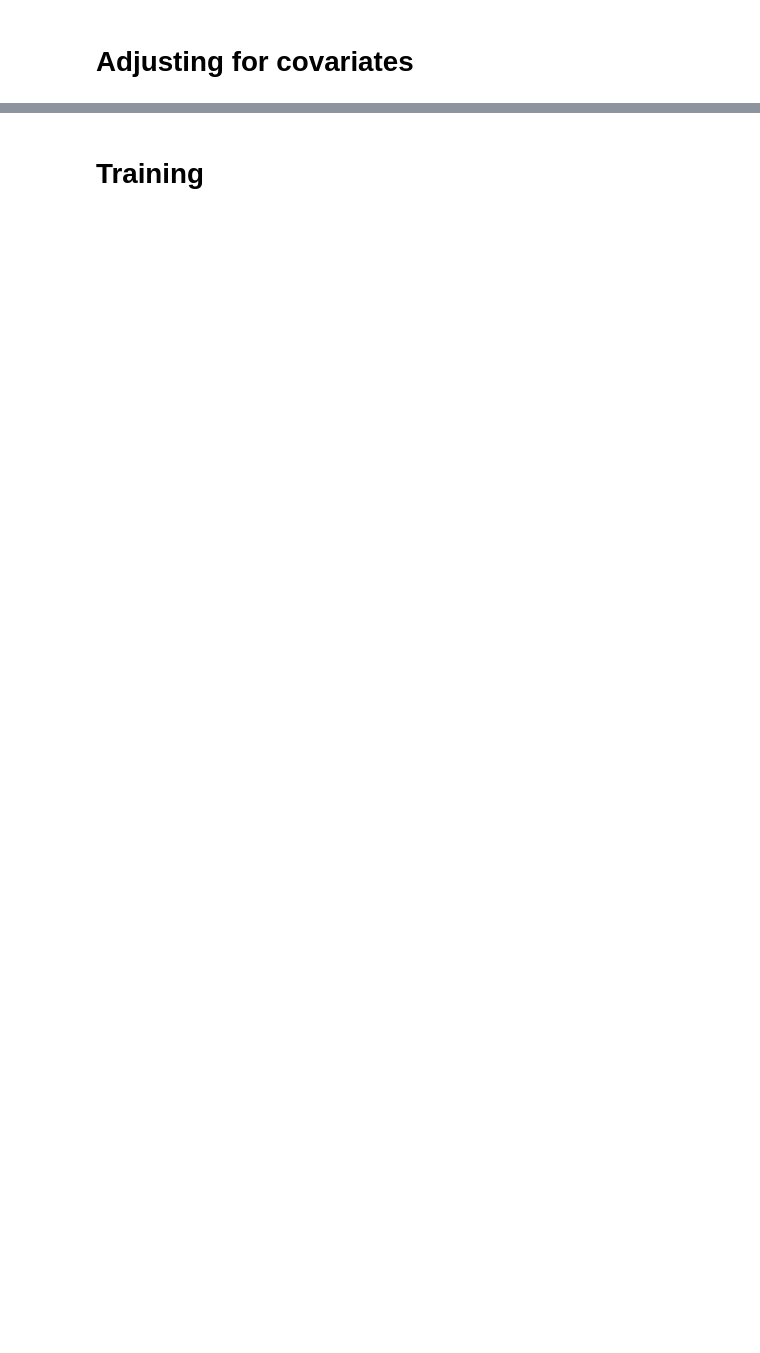
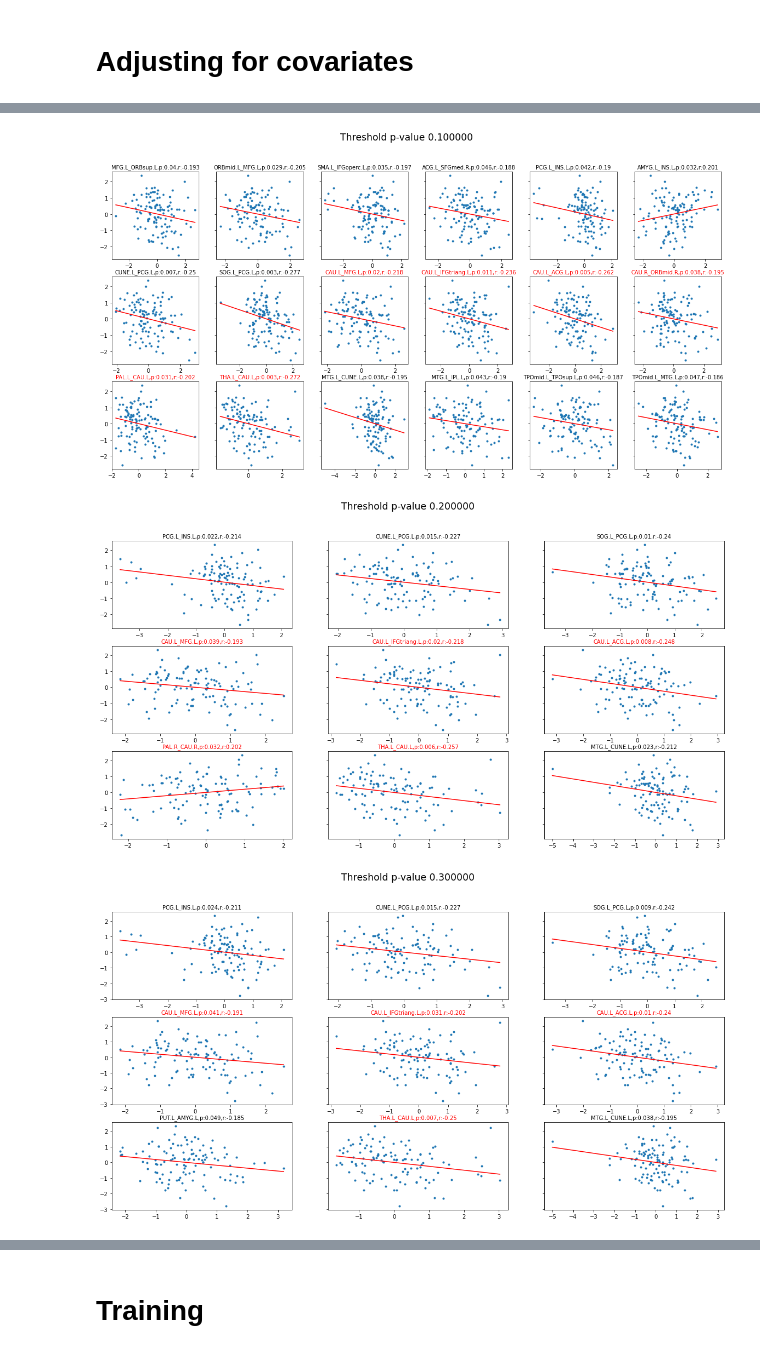
Before and after one commit to lehai-ml/schizophrenia_PRS, a Jupyter notebook: results_schizophrenia.ipynb, the cells around one changed output, grey strips where cells are left out. Cells and saved outputs as stored; diff of their text form; code cells hidden in the pictures; blank space fills up the shorter version.

```diff
--- a/results_schizophrenia.ipynb
+++ b/results_schizophrenia.ipynb
@@ -160,0 +233,49 @@ adjusted_european_structural_schizophrenia=adjusted_european_structural_schizoph
+# %%
+def plot_the_univariate_significant_features(f,axes,p_threshold):
+
+    X=adjusted_european_connectivity_schizophrenia
+    X=StandardScaler().fit_transform(X)
+    y=adjusted_european_PRS_schizophrenia[:,p_threshold]
+    y=StandardScaler().fit_transform(y.reshape(-1,1))
+
+    for idx,ax in enumerate(np.concatenate(axes)):
+        ax.plot(X[:,significant_features[p_threshold][idx]],y,'.')
+
+        lin_reg=sklearn.linear_model.LinearRegression()
+        lin_reg.fit(X[:,significant_features[p_threshold][idx]].reshape(-1,1),y)
+        X_pred=np.linspace(np.min(X[:,significant_features[p_threshold][idx]]),np.max(X[:,significant_features[p_threshold][idx]]),50).reshape(-1,1)
+        y_pred=lin_reg.predict(X_pred)
+        ax.plot(X_pred,y_pred,'r-')
+
+        title_text=','.join([combinations_without_zeros[significant_features[p_threshold][idx]],
+    'p:'+str(np.round(p_value_dict[p_threshold][significant_features[p_threshold][idx]],3)),
+    'r:'+str(np.round(preprocessing.lower_triangle(np.corrcoef(X[:,significant_features[p_threshold][idx]],y.reshape(-1,1),rowvar=False),2)[0],3))])
+        ax.set_title(title_text,fontdict={'fontsize':10})
+        if 'CAU' in combinations_without_zeros[significant_features[p_threshold][idx]]:
+            ax.set_title(title_text,fontdict={'fontsize':10},color='red')
+
+    f.suptitle('Threshold p-value '+schizophrenia_high_scores_european.columns[p_threshold+1],size='xx-large')
+
+    return
+# %%
+f,axes=plt.subplots(3,6,sharey=True,figsize=(20,10))
+plot_the_univariate_significant_features(f,axes,0)
+
+f,axes=plt.subplots(3,3,sharey=True,figsize=(20,10))
+plot_the_univariate_significant_features(f,axes,1)
+
+f,axes=plt.subplots(3,3,sharey=True,figsize=(20,10))
+plot_the_univariate_significant_features(f,axes,2)
+
+f,axes=plt.subplots(3,3,sharey=True,figsize=(20,10))
+plot_the_univariate_significant_features(f,axes,3)
+
+f,axes=plt.subplots(2,5,sharey=True,figsize=(20,10))
+plot_the_univariate_significant_features(f,axes,4)
+
+f,axes=plt.subplots(2,4,sharey=True,figsize=(20,10))
+plot_the_univariate_significant_features(f,axes,5)
+# %% [output]
+[figure, added]
+[figure, added]
+[figure, added]
```
Also changed, not shown: parts of 56 cells of this notebook.
